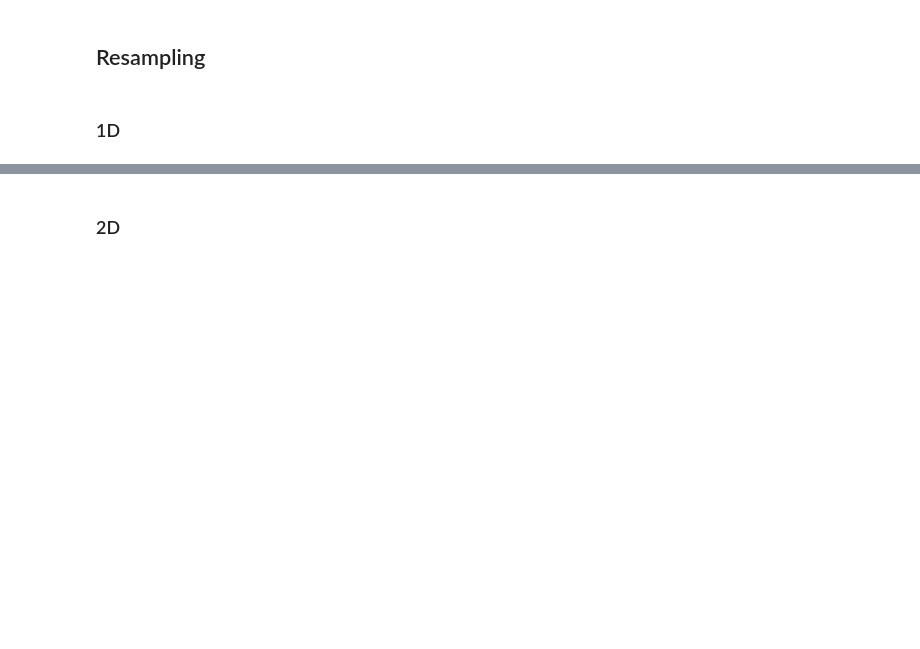
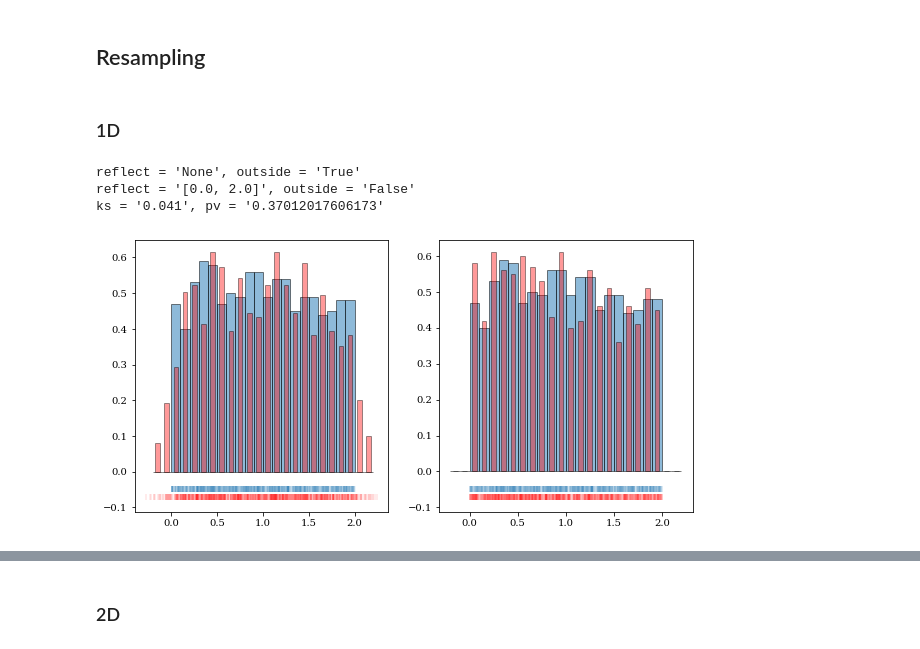
Before and after one commit to lzkelley/kalepy, a Jupyter notebook: notebooks/kde.ipynb, the cells around one changed output, grey strips where cells are left out. Drawn from its saved outputs; the diff is of its cells as text; code cells hidden in the pictures; blank space fills up the shorter version.

```diff
--- a/notebooks/kde.ipynb
+++ b/notebooks/kde.ipynb
@@ -403,6 +403,46 @@ WARNING:matplotlib.legend:No handles with labels found to put in legend.
 ## Resampling
 # %% [markdown]
 ### 1D
+# %%
+np.random.seed(1245)
+NUM = 1000
+
+extr = [0.0, 2.0]
+data = np.random.uniform(*extr, NUM)
+fig, axes = plt.subplots(figsize=[10, 5], ncols=2)
+
+# edges = np.linspace(-0.4, 2.4, 20)
+edges = np.linspace(-0.2, 2.2, 25)
+
+for ax in axes:
+    ax.scatter(data, -0.05*np.ones_like(data), alpha=0.1, marker='|')
+    ax.hist(data, bins=edges, density=True, edgecolor='k', alpha=0.5)
+
+kde = kale.KDE(data)
+
+reflections = [None, extr]
+for ii, reflect in enumerate(reflections):
+    samp = kde.resample(NUM, reflect=reflect)
+    axes[ii].scatter(samp, -0.07*np.ones_like(samp), alpha=0.1, color='r', marker='|')
+    axes[ii].hist(samp, bins=edges, density=True, edgecolor='k', alpha=0.4, color='r', rwidth=0.5)
+
+    some_outside = np.any((samp < extr[0]) + (extr[1] < samp))
+    print("reflect = '{}', outside = '{}'".format(reflect, some_outside))
+    if reflect is None:
+        # There should be some samples outside
+        assert_true(some_outside)
+    else:
+        # There should not be any samples outside
+        assert_false(some_outside)
+        ks, pv = sp.stats.ks_2samp(data, samp)
+        print("ks = '{}', pv = '{}'".format(ks, pv))
+        # Check new sample is consistent
+        assert_true(pv > 0.1)
+# %% [output]
+reflect = 'None', outside = 'True'
+reflect = '[0.0, 2.0]', outside = 'False'
+ks = '0.041', pv = '0.37012017606173'
+[figure, added]
 # %%
 np.random.seed(1245)
 NUM = 300
```
Also changed, not shown: parts of 3 cells of this notebook, 1 other file.
